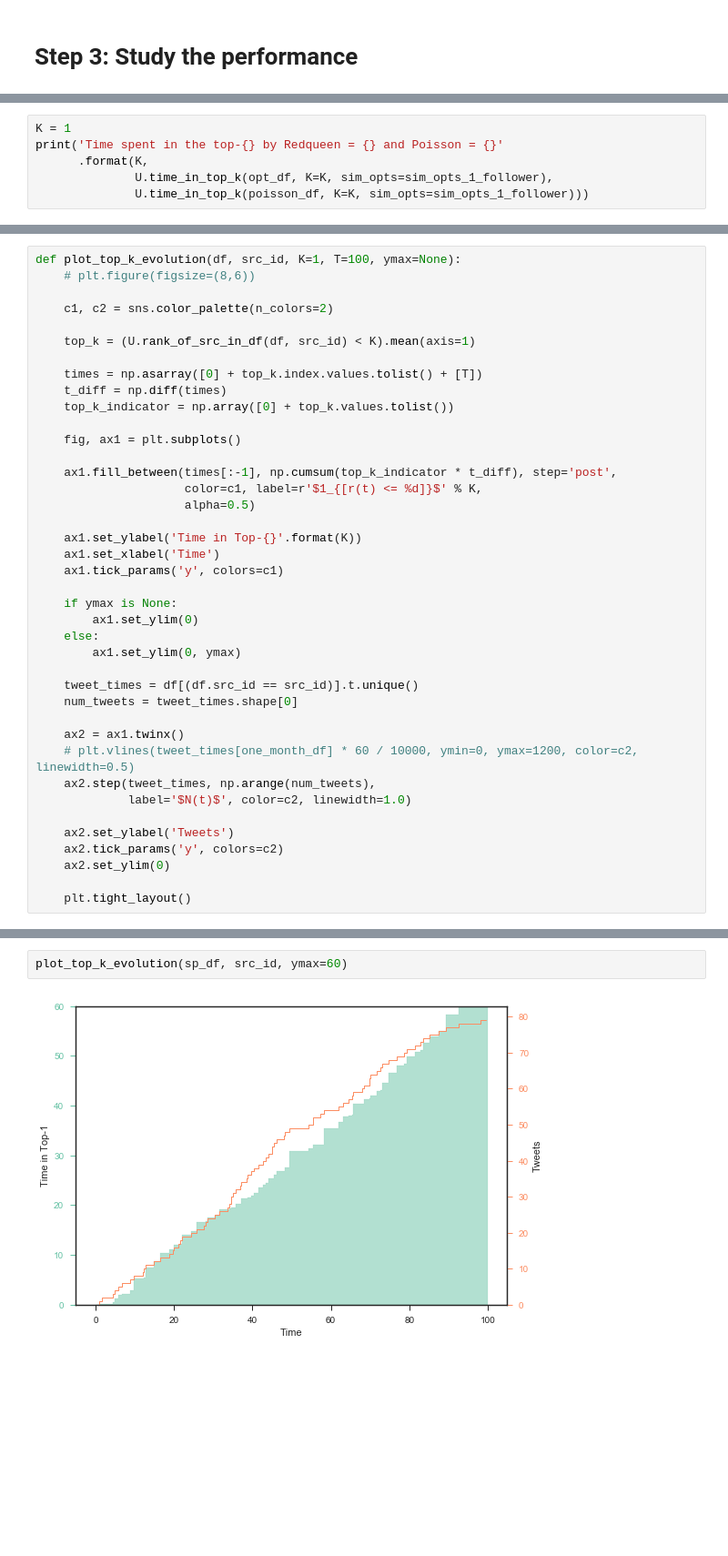
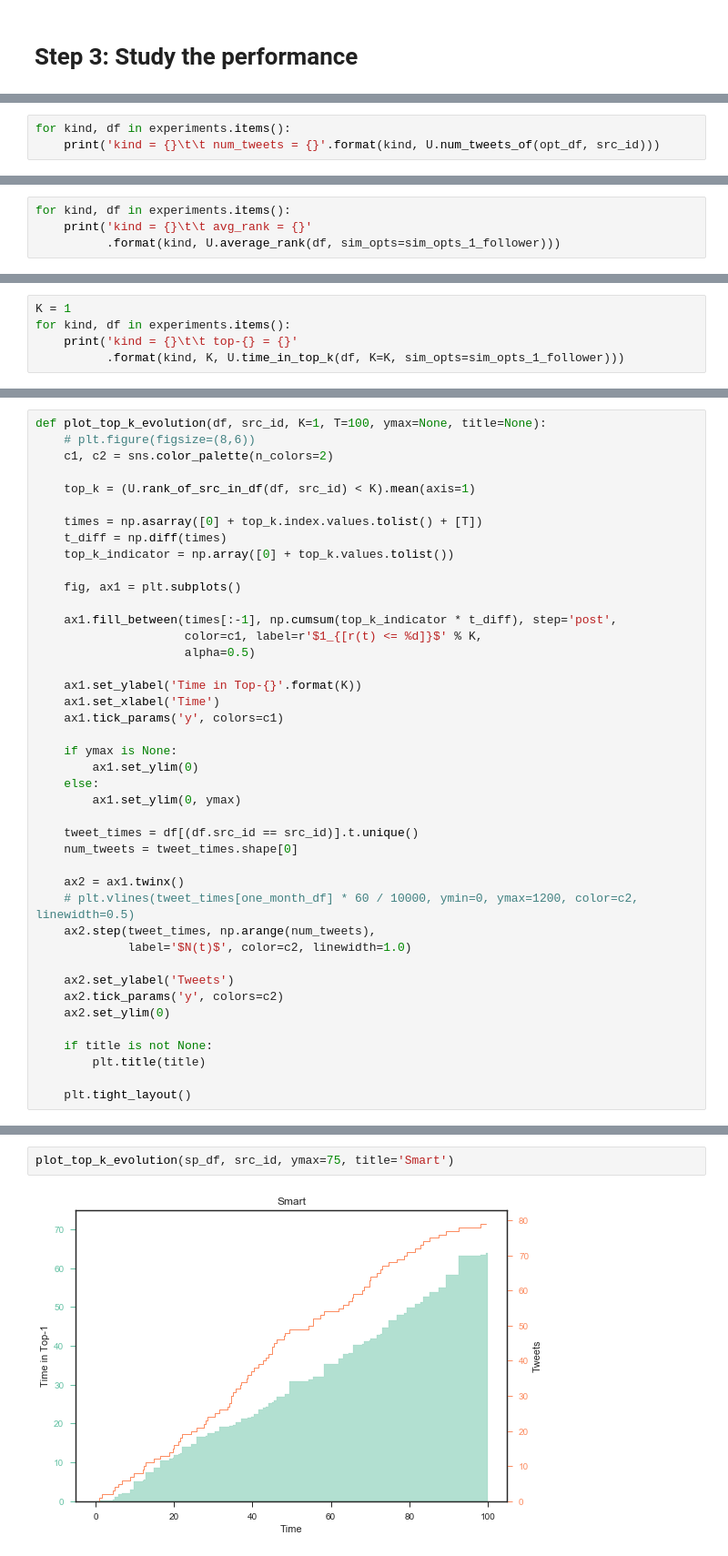
Before and after one commit to Networks-Learning/LVIV-2018, a Jupyter notebook: redqueen/RedQueen-demo.ipynb, the cells around one changed output, grey strips where cells are left out. Shown: that part at 91% size. Drawn from its saved outputs; the diff is of its cells as text; blank space fills up the shorter version.

```diff
--- a/redqueen/RedQueen-demo.ipynb
+++ b/redqueen/RedQueen-demo.ipynb
@@ -187,0 +222,3 @@ avg_rank_opt = 66.8116376874034, avg_rank_poisson = 201.3461740580856
+# %%
+for kind, df in experiments.items():
+    print('kind = {}\t\t num_tweets = {}'.format(kind, U.num_tweets_of(opt_df, src_id)))
@@ -187,0 +231,4 @@ avg_rank_opt = 66.8116376874034, avg_rank_poisson = 201.3461740580856
+# %%
+for kind, df in experiments.items():
+    print('kind = {}\t\t avg_rank = {}'
+          .format(kind, U.average_rank(df, sim_opts=sim_opts_1_follower)))
@@ -188,7 +241,6 @@ avg_rank_opt = 66.8116376874034, avg_rank_poisson = 201.3461740580856
 # %%
 K = 1
-print('Time spent in the top-{} by Redqueen = {} and Poisson = {}'
-      .format(K,
-              U.time_in_top_k(opt_df, K=K, sim_opts=sim_opts_1_follower),
-              U.time_in_top_k(poisson_df, K=K, sim_opts=sim_opts_1_follower)))
+for kind, df in experiments.items():
+    print('kind = {}\t\t top-{} = {}'
+          .format(kind, K, U.time_in_top_k(df, K=K, sim_opts=sim_opts_1_follower)))
 # %% [output]
@@ -244,7 +309,6 @@ plot_rank_evolution(pwc_df, src_id)
 # %%
-def plot_top_k_evolution(df, src_id, K=1, T=100, ymax=None):
+def plot_top_k_evolution(df, src_id, K=1, T=100, ymax=None, title=None):
     # plt.figure(figsize=(8,6))
-
     c1, c2 = sns.color_palette(n_colors=2)
 
     top_k = (U.rank_of_src_in_df(df, src_id) < K).mean(axis=1)
@@ -280,5 +344,8 @@ def plot_top_k_evolution(df, src_id, K=1, T=100, ymax=None):
     ax2.tick_params('y', colors=c2)
     ax2.set_ylim(0)
 
+    if title is not None:
+        plt.title(title)
+
     plt.tight_layout()
 # %%
@@ -288,5 +355,5 @@ plot_top_k_evolution(opt_df, src_id, ymax=60)
 # %%
-plot_top_k_evolution(sp_df, src_id, ymax=60)
+plot_top_k_evolution(sp_df, src_id, ymax=75, title='Smart')
 # %% [output]
-[figure, old version]
+[figure, new version]
 # %%
```
Also changed, not shown: parts of 31 cells of this notebook.
